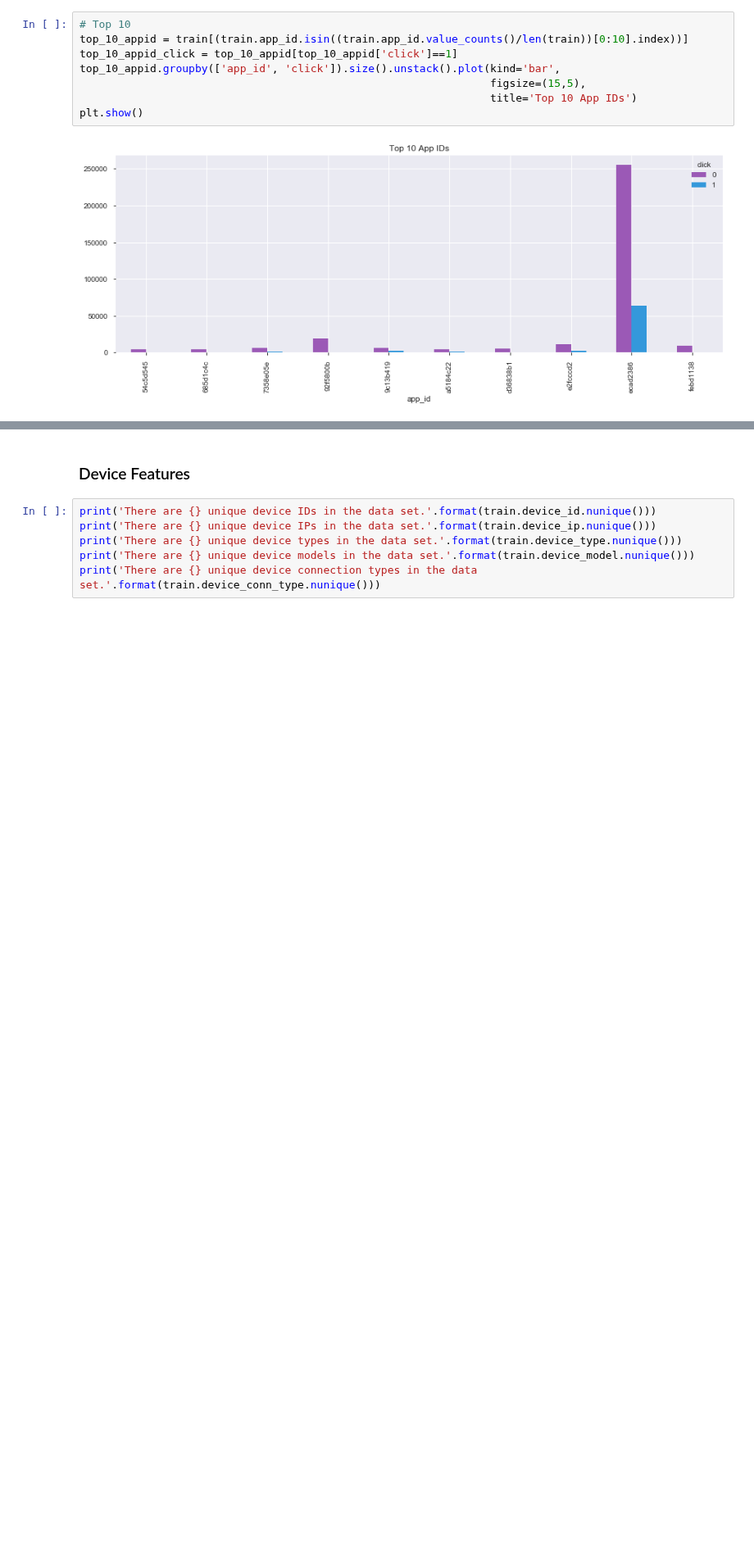
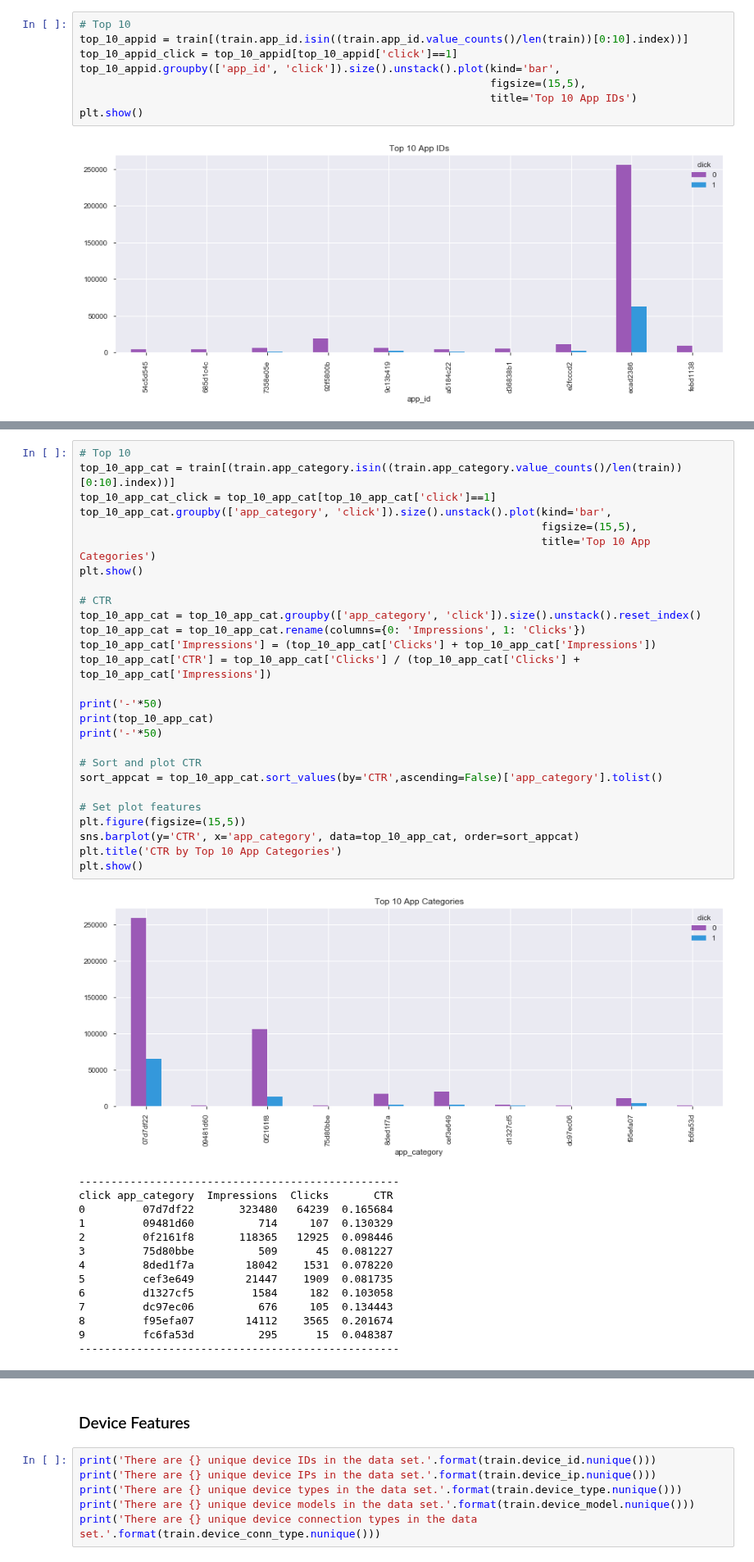
Before and after one commit to davidtnly/MachineLearning, a Jupyter notebook: 37-click-through-rate-prediction.ipynb, the cells around one changed output, grey strips where cells are left out. Shown at 82% size. Cells and saved outputs as stored; diff of their text form; blank space fills up the shorter version.

```diff
--- a/37-click-through-rate-prediction.ipynb
+++ b/37-click-through-rate-prediction.ipynb
@@ -1089,0 +1114,42 @@ plt.show()
+# %%
+# Top 10
+top_10_app_cat = train[(train.app_category.isin((train.app_category.value_counts()/len(train))[0:10].index))]
+top_10_app_cat_click = top_10_app_cat[top_10_app_cat['click']==1]
+top_10_app_cat.groupby(['app_category', 'click']).size().unstack().plot(kind='bar',
+                                                                        figsize=(15,5),
+                                                                        title='Top 10 App Categories')
+plt.show()
+
+# CTR
+top_10_app_cat = top_10_app_cat.groupby(['app_category', 'click']).size().unstack().reset_index()
+top_10_app_cat = top_10_app_cat.rename(columns={0: 'Impressions', 1: 'Clicks'})
+top_10_app_cat['Impressions'] = (top_10_app_cat['Clicks'] + top_10_app_cat['Impressions'])
+top_10_app_cat['CTR'] = top_10_app_cat['Clicks'] / (top_10_app_cat['Clicks'] + top_10_app_cat['Impressions'])
+
+print('-'*50)
+print(top_10_app_cat)
+print('-'*50)
+
+# Sort and plot CTR
+sort_appcat = top_10_app_cat.sort_values(by='CTR',ascending=False)['app_category'].tolist()
+
+# Set plot features
+plt.figure(figsize=(15,5))
+sns.barplot(y='CTR', x='app_category', data=top_10_app_cat, order=sort_appcat)
+plt.title('CTR by Top 10 App Categories')
+plt.show()
+# %% [output]
+[figure, added]
+--------------------------------------------------
+click app_category  Impressions  Clicks       CTR
+0         07d7df22       323480   64239  0.165684
+1         09481d60          714     107  0.130329
+2         0f2161f8       118365   12925  0.098446
+3         75d80bbe          509      45  0.081227
+4         8ded1f7a        18042    1531  0.078220
+5         cef3e649        21447    1909  0.081735
+6         d1327cf5         1584     182  0.103058
+7         dc97ec06          676     105  0.134443
+8         f95efa07        14112    3565  0.201674
+9         fc6fa53d          295      15  0.048387
+--------------------------------------------------
```
Also changed, not shown: parts of 86 cells of this notebook.
